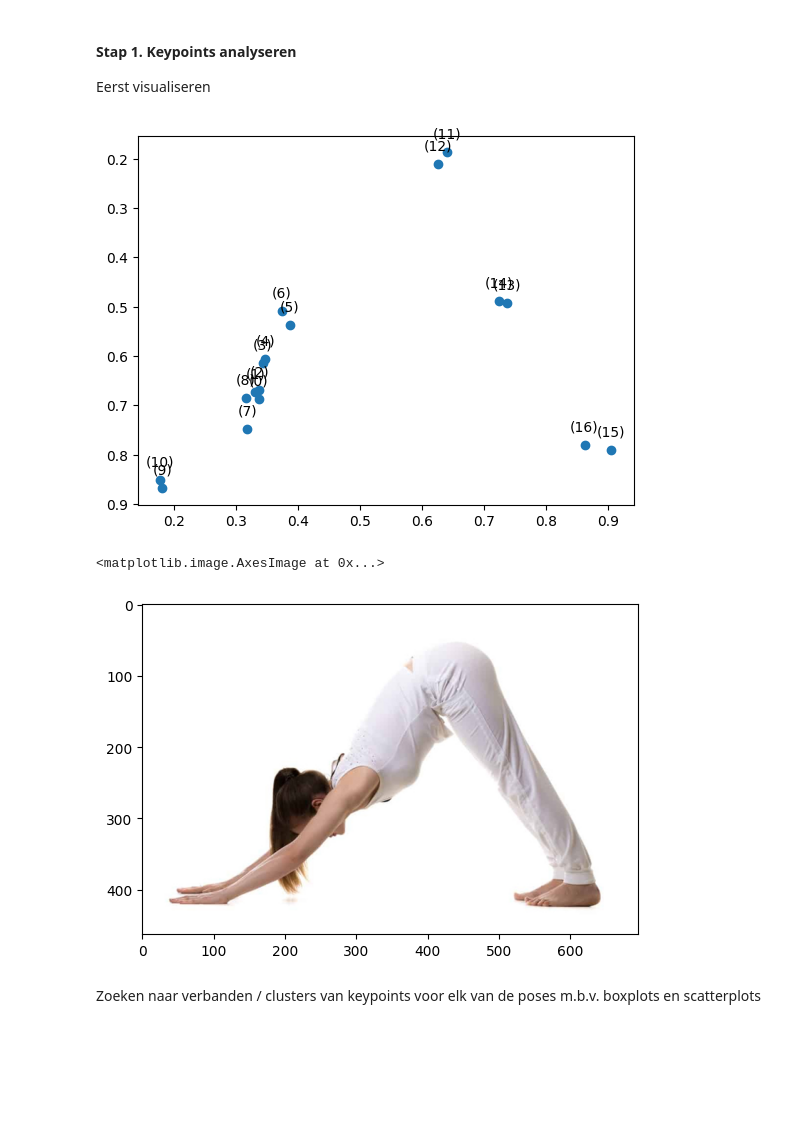
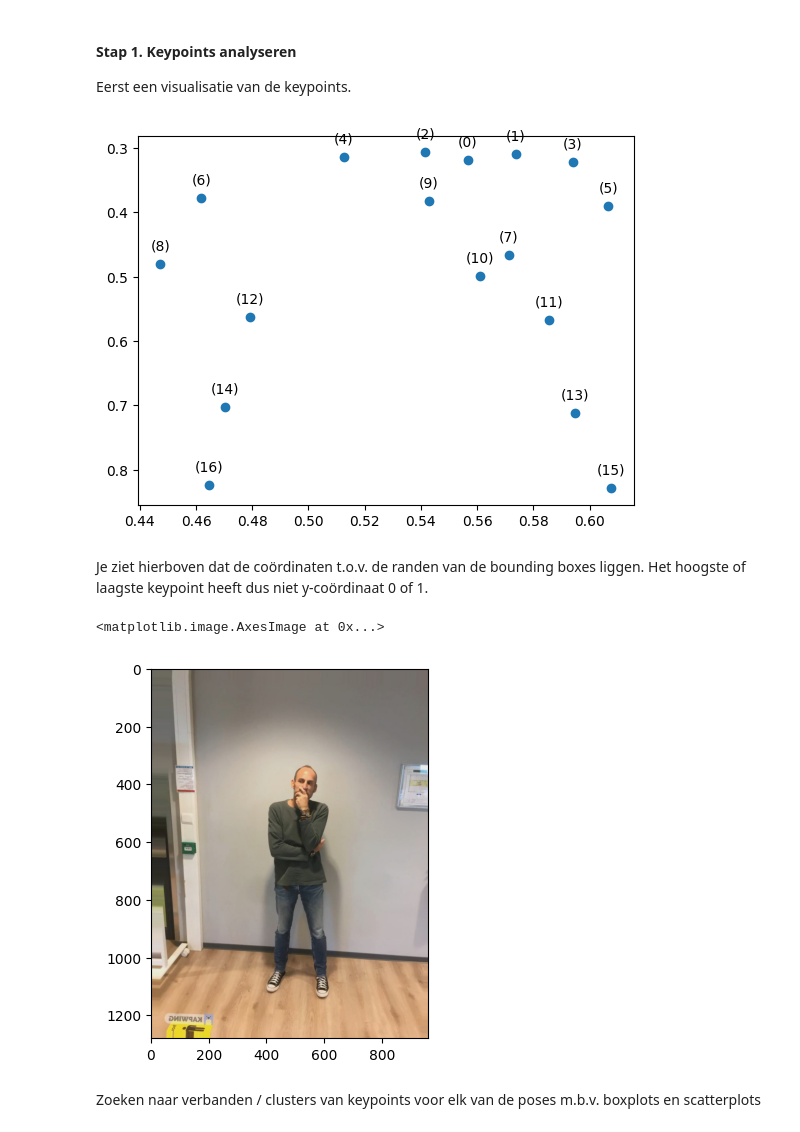
Before and after one commit to joostvanstreels/YOLOv8, a Jupyter notebook: runs/03 - Keypoints analyseren en verrijken.ipynb, the cells around one changed output. Saved outputs shown, nothing was run; the diff lists cells and outputs as text; code cells hidden in the pictures; blank space fills up the shorter version.

```diff
--- a/runs/03 - Keypoints analyseren en verrijken.ipynb
+++ b/runs/03 - Keypoints analyseren en verrijken.ipynb
@@ -55,7 +55,7 @@ keypoints_train_df.describe()
 # %% [markdown]
 #### Stap 1. Keypoints analyseren
 
-Eerst visualiseren
+Eerst een visualisatie van de keypoints.
 # %%
 x_coordinates_cols = ['x00', 'x01', 'x02', 'x03', 'x04', 'x05','x06', 'x07', 'x08', 'x09', 'x10', 'x11', 'x12', 'x13', 'x14', 'x15', 'x16']
 y_coordinates_cols = ['y00', 'y01', 'y02', 'y03', 'y04', 'y05','y06', 'y07', 'y08', 'y09', 'y10', 'y11', 'y12', 'y13', 'y14', 'y15', 'y16']
@@ -98,42 +117,44 @@ y_coordinates_dict = {'y00': 'nose',
 # %%
 # Visualisatie van de keypoints
-row = 1
+row = 200
 
 coordinate_number = np.arange(0, 17, 1)
 
 x_coordinates = np.zeros(17)
 counter = 0
 for x in x_coordinates_cols:
     x_coordinates[counter] = keypoints_train_df.iloc[row][x]
     counter += 1
 x_coordinates
 
 y_coordinates = np.zeros(17)
 counter = 0
 for y in y_coordinates_cols:
     y_coordinates[counter] = keypoints_train_df.iloc[row][y]
     counter += 1
 y_coordinates
 
 plt.scatter(x_coordinates, y_coordinates)
 
 for x,y,z in zip(x_coordinates, y_coordinates, coordinate_number):
 
     label = f"({z})"
     plt.gca().invert_yaxis()
     plt.annotate(label, # this is the text
                  (x,y), # these are the coordinates to position the label
                  textcoords="offset points", # how to position the text
                  xytext=(0,10), # distance from text to points (x,y)
                  ha='center') # horizontal alignment can be left, right or center
 # %% [output]
-[figure, old version]
+[figure, new version]
+# %% [markdown]
+Je ziet hierboven dat de coördinaten t.o.v. de randen van de bounding boxes liggen. Het hoogste of laagste keypoint heeft dus niet y-coördinaat 0 of 1.
 # %%
 image = Image.open(keypoints_train_df.iloc[row]['path']).convert('RGB')
 plt.imshow(image)
 # %% [output]
 <matplotlib.image.AxesImage at 0x...>
-[figure, old version]
+[figure, new version]
 # %% [markdown]
 Zoeken naar verbanden / clusters van keypoints voor elk van de poses m.b.v. boxplots en scatterplots
 # %%
```
Also changed, not shown: parts of 44 cells of this notebook, 7 other files.
